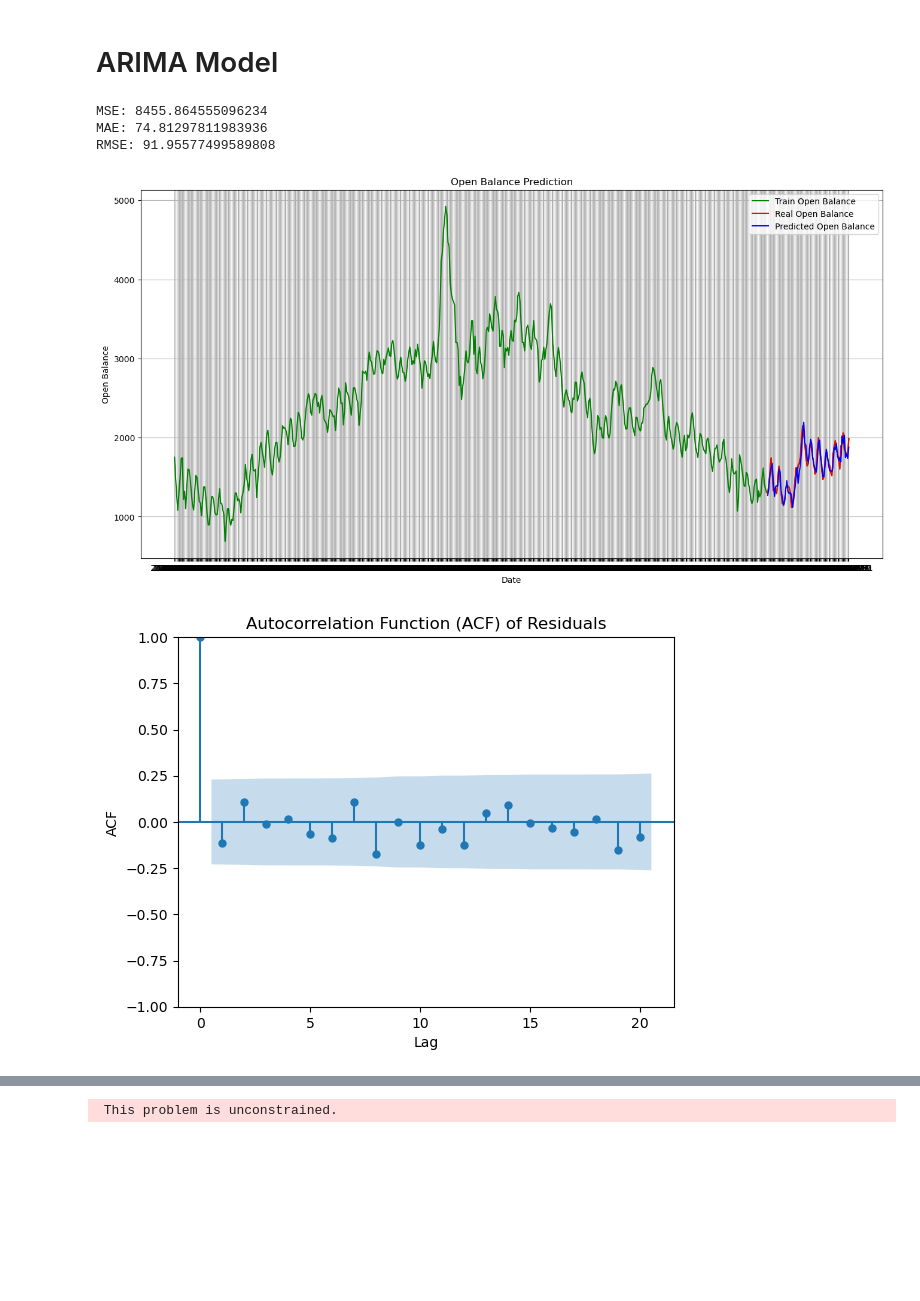
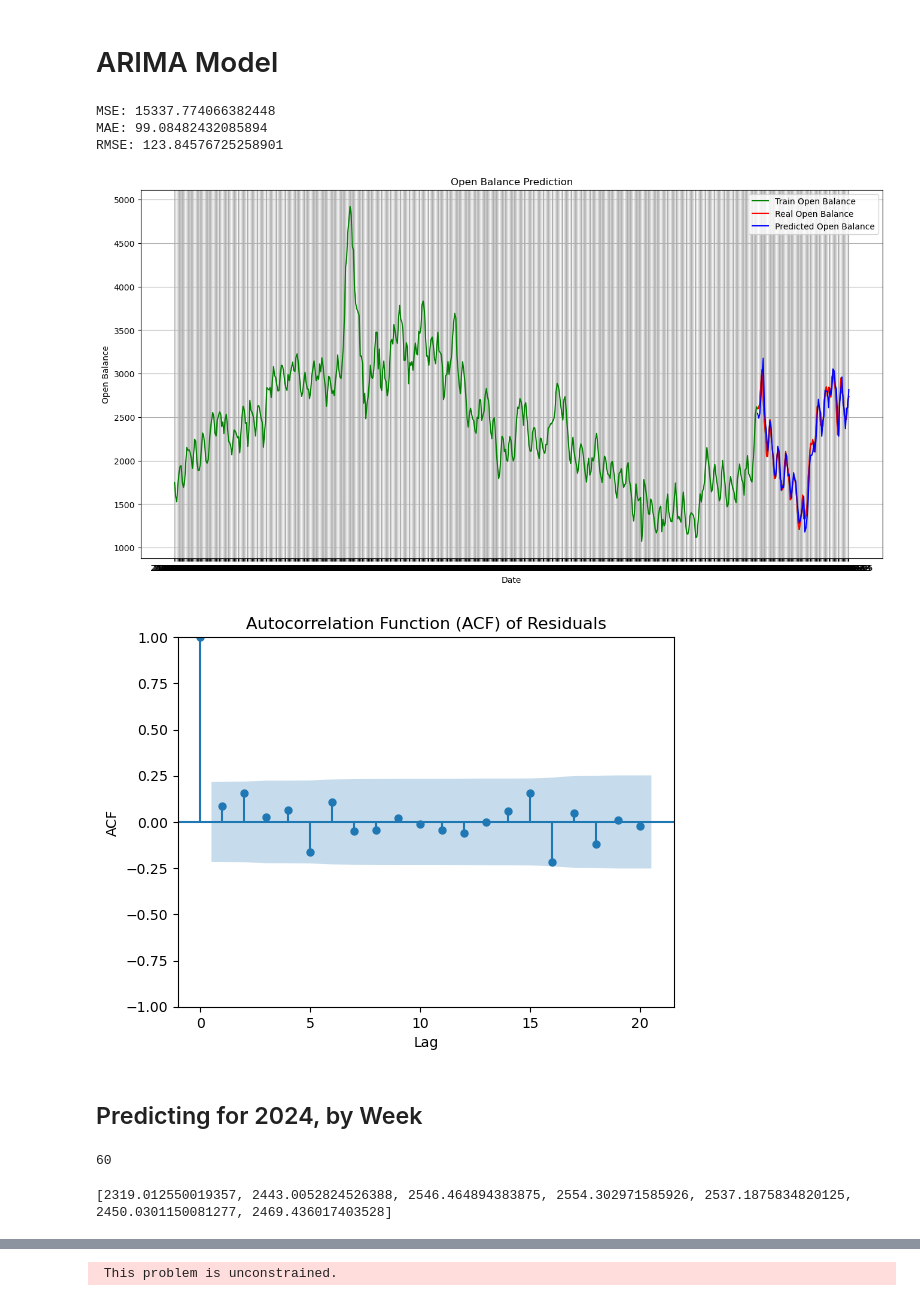
Before and after one commit to janiceyohana/sds-term6-cpf, a Jupyter notebook: Open_Balance_Prediction.ipynb, the cells around one changed output, grey strips where cells are left out. Drawn from its saved outputs; the diff is of its cells as text; code cells hidden in the pictures; blank space fills up the shorter version.

Commit message:
dynamic model

```diff
--- a/Open_Balance_Prediction.ipynb
+++ b/Open_Balance_Prediction.ipynb
@@ -12,6 +15,6 @@ from statsmodels.graphics.tsaplots import plot_acf
 # %%
-df_2022 = pd.read_csv("data/2022_Stats_cleaned.csv")
-df_2022
+df_2022_2024 = pd.read_csv("data/2022-2024_Stats.csv")
+df_2022_2024
 # %% [output]
 |  | Date | Open Balances | Closed | New Cases |
 | 0 | 2022-01-01 | 1963 | 0 | 468 |
@@ -64,7 +32,7 @@ df_combined
 # %%
-df_combined.set_index('Date', inplace=True)
+df_2022_2024.set_index('Date', inplace=True)
 
-train_data, test_data = df_combined[0:int(len(df_combined)*0.9)], df_combined[int(len(df_combined)*0.9):]
+train_data, test_data = df_2022_2024[0:int(len(df_2022_2024)*0.9)], df_2022_2024[int(len(df_2022_2024)*0.9):]
 
 train_arima = train_data['Open Balances']
 test_arima = test_data['Open Balances']
@@ -79,7 +47,7 @@ residuals = list()  # List to store residuals
 
 # Iterate over test data to make predictions
 for i in range(0, len(y)):
-    model = ARIMA(history, order=(7,1,1)) # p, d, q
+    model = ARIMA(history, order=(7,1,0)) # p, d, q
     model_fit = model.fit()
     # Forecast the next value
     yhat = model_fit.forecast()[0]
@@ -101,22 +69,22 @@ print('MAE: '+str(mae))
 rmse = math.sqrt(mean_squared_error(y, predictions))
 print('RMSE: '+str(rmse))
 # %% [output]
-MSE: 8455.864555096234
-MAE: 74.81297811983936
-RMSE: 91.95577499589808
+MSE: 15337.774066382448
+MAE: 99.08482432085894
+RMSE: 123.84576725258901
 # %%
 plt.figure(figsize=(16,8))
-plt.plot(df_combined.index[-600:], df_combined['Open Balances'].tail(600), color='green', label = 'Train Open Balance')
+plt.plot(df_2022_2024.index[-600:], df_2022_2024['Open Balances'].tail(600), color='green', label = 'Train Open Balance')
 plt.plot(test_data.index, y, color = 'red', label = 'Real Open Balance')
 plt.plot(test_data.index, predictions, color = 'blue', label = 'Predicted Open Balance')
 plt.title('Open Balance Prediction')
 plt.xlabel('Date')
 plt.ylabel('Open Balance')
 plt.legend()
 plt.grid(True)
 plt.show()
 # %% [output]
-[figure, old version]
+[figure, new version]
 # %%
 plot_acf(residuals, lags=20)  # Adjust 'lags' as needed
 plt.title('Autocorrelation Function (ACF) of Residuals')
@@ -124,4 +92,43 @@ plt.xlabel('Lag')
 plt.ylabel('ACF')
 plt.show()
 # %% [output]
-[figure, old version]
+[figure, new version]
+# %% [markdown]
+## Predicting for 2024, by Week
+# %%
+last_2_months = df_2022_2024[-90:-30]
+print(len(last_2_months))
+# %% [output]
+60
+# %%
+# Combine training data from 2022 and 2023
+combined_train_data = last_2_months['Open Balances'] # Assuming test_arima contains data for 2022 and 2023
+
+# Initialize history with combined training data
+history = [x for x in combined_train_data]
+
+predictions_2024 = list()
+
+
+# Number of time steps to forecast for 2024
+num_steps_2024 = 7
+
+# Iterate over the number of time steps to make predictions for 2024
+for i in range(num_steps_2024):
+    # Fit ARIMA model with seasonal differencing
+    model = ARIMA(history, order=(7, 1, 1)) # 7, 1, 0 is the best combination
+    model_fit = model.fit()
+
+    # Forecast the next value
+    yhat = model_fit.forecast()[0]
+    # Append the forecasted value to predictions
+    predictions_2024.append(yhat)
+
+    # Update the history with the forecasted value
+    history.append(yhat)
+
+# Now predictions_2024 contains the predicted values for 2024
+
+print(predictions_2024)
+# %% [output]
+[2319.012550019357, 2443.0052824526388, 2546.464894383875, 2554.302971585926, 2537.1875834820125, 2450.0301150081277, 2469.436017403528]
```
Also changed, not shown: parts of 20 cells of this notebook.
